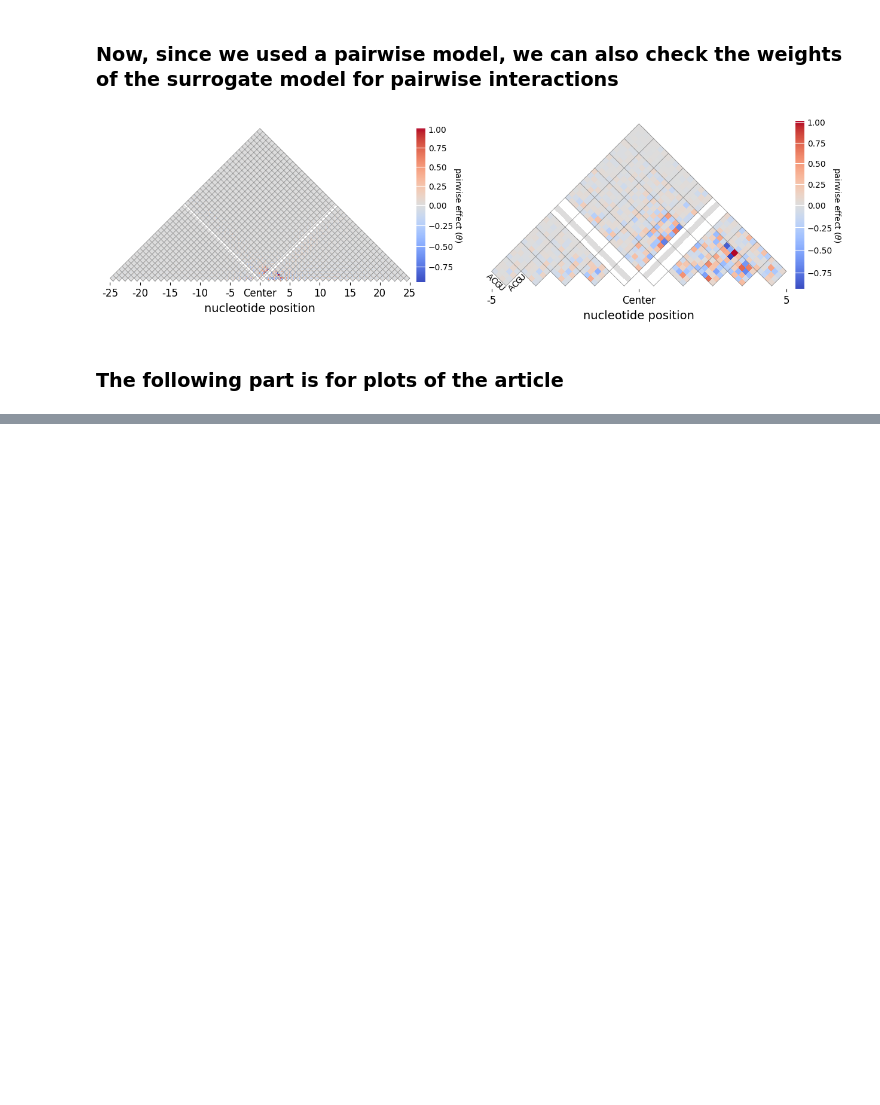
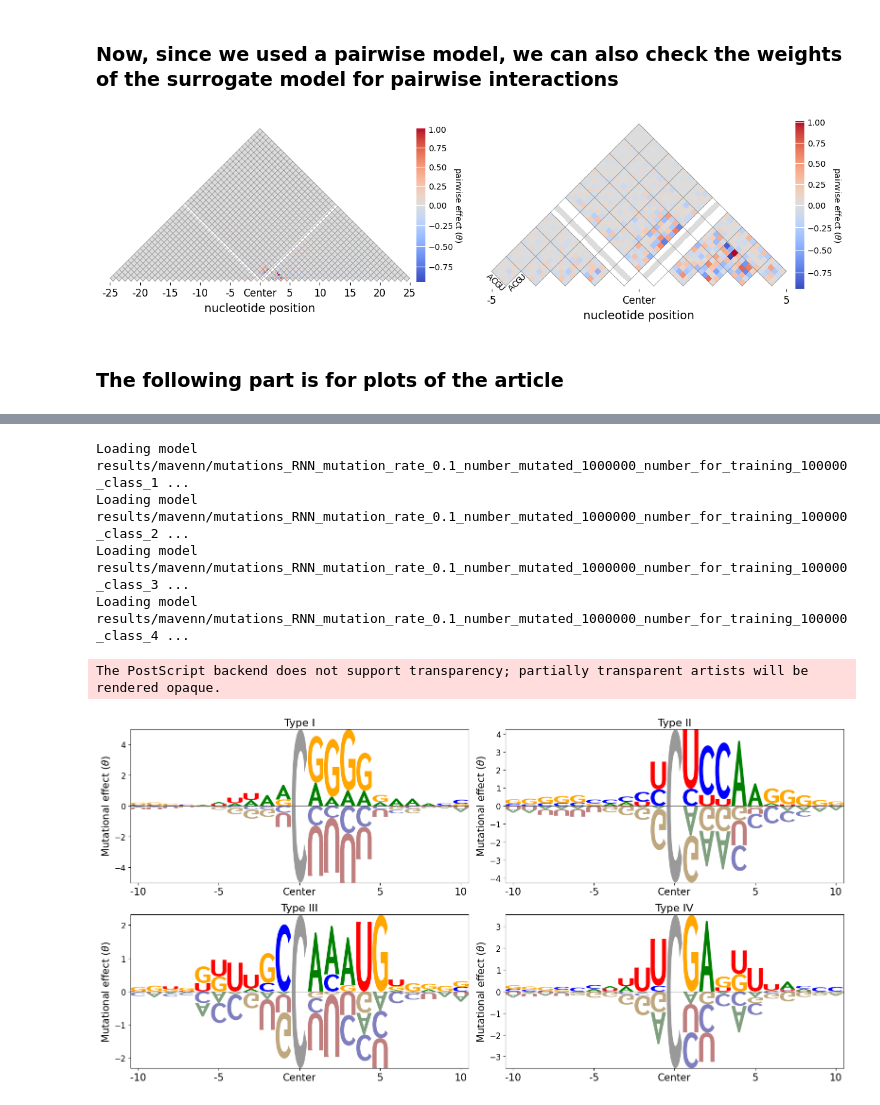
Before and after one commit to AnacletoLAB/RNA_m5C_predict, a Jupyter notebook: experiments/run_mavenn.ipynb, the cells around one changed output, grey strips where cells are left out. Drawn from its saved outputs; the diff is of its cells as text; code cells hidden in the pictures; blank space fills up the shorter version.

```diff
--- a/experiments/run_mavenn.ipynb
+++ b/experiments/run_mavenn.ipynb
@@ -656,38 +670,52 @@ for i, (model_path, model_label) in enumerate(zip(model_paths, model_labels)):
 
     # Load the model
     model = mavenn.load(model_path.__str__(), verbose=False)
     theta_dict = model.get_theta(gauge='uniform')
 
     # Create logo plot
     pwm = pd.DataFrame(theta_dict['theta_lc'], columns=["A","C","G","U"])
     pwm.fillna(0, inplace=True)
+    pwm = pwm[15:51-15]
+    pwm.reset_index(drop=True, inplace=True)
     logo = logomaker.Logo(pwm, ax=ax, font_name='inconsolata',
                         shade_below=.5, fade_below=.5)
 
     # Add model type label
     ax.set_title(model_label, fontsize=16, pad=5, loc='center')
 
     # Style logo
     ylim = ax.get_ylim()
-    logo.style_single_glyph(p=25, c='C', color='gray', zorder=30,
+    # logo.style_single_glyph(p=25, c='C', color='gray', zorder=30,
+    #                       alpha=0.8, floor=ylim[0], ceiling=ylim[1])
+    logo.style_single_glyph(p=10, c='C', color='gray', zorder=30,
                           alpha=0.8, floor=ylim[0], ceiling=ylim[1])
 
     # Add x-axis labels for position
-    ax.set_xticks(np.arange(0, 51, 5))
-    tick_labels = [str(i) for i in np.arange(-25, 26, 5)]
+    # ax.set_xticks(np.arange(0, 51, 5))
+    # tick_labels = [str(i) for i in np.arange(-25, 26, 5)]
+    ax.set_xticks(np.arange(0, 21, 5))
+    tick_labels = [str(i) for i in np.arange(-10, 11, 5)]
     tick_labels[len(tick_labels)//2] = "Center"
-    ax.set_xticklabels(tick_labels, fontsize=10)
+    ax.set_xticklabels(tick_labels, fontsize=15)
 
     # Add y-axis label
-    ax.set_ylabel(r'Mutational effect ($\theta$)', fontsize=12)
+    ax.set_ylabel(r'Mutational effect ($\theta$)', fontsize=15)
+    ax.tick_params(axis='y', labelsize=12)
 
     # Clean up memory
     del model
 
 plt.tight_layout()
 plt.savefig("results/mavenn/four_models_logos_only.pdf", bbox_inches='tight')
 plt.savefig("results/mavenn/four_models_logos_only.eps", bbox_inches='tight')
 # plt.show()
+# %% [output]
+Loading model results/mavenn/mutations_RNN_mutation_rate_0.1_number_mutated_1000000_number_for_training_100000_class_1 ...
+Loading model results/mavenn/mutations_RNN_mutation_rate_0.1_number_mutated_1000000_number_for_training_100000_class_2 ...
+Loading model results/mavenn/mutations_RNN_mutation_rate_0.1_number_mutated_1000000_number_for_training_100000_class_3 ...
+Loading model results/mavenn/mutations_RNN_mutation_rate_0.1_number_mutated_1000000_number_for_training_100000_class_4 ...
+The PostScript backend does not support transparency; partially transparent artists will be rendered opaque.
+[figure, added]
 # %%
 #pairwise effects
 fig, axes = plt.subplots(nrows= 4, ncols = 2, figsize=[15,20], tight_layout=True)
```
Also changed, not shown: parts of 3 cells of this notebook, 6 other files.
